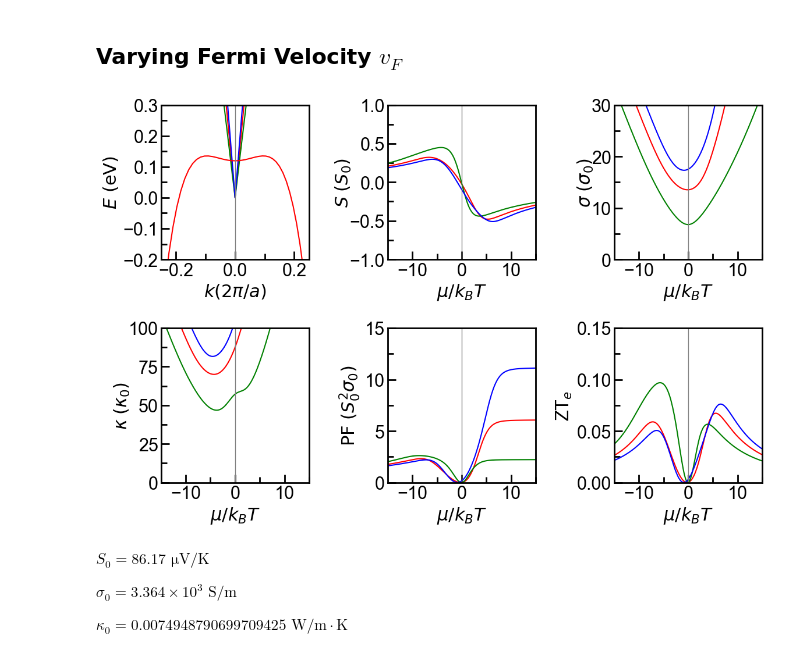
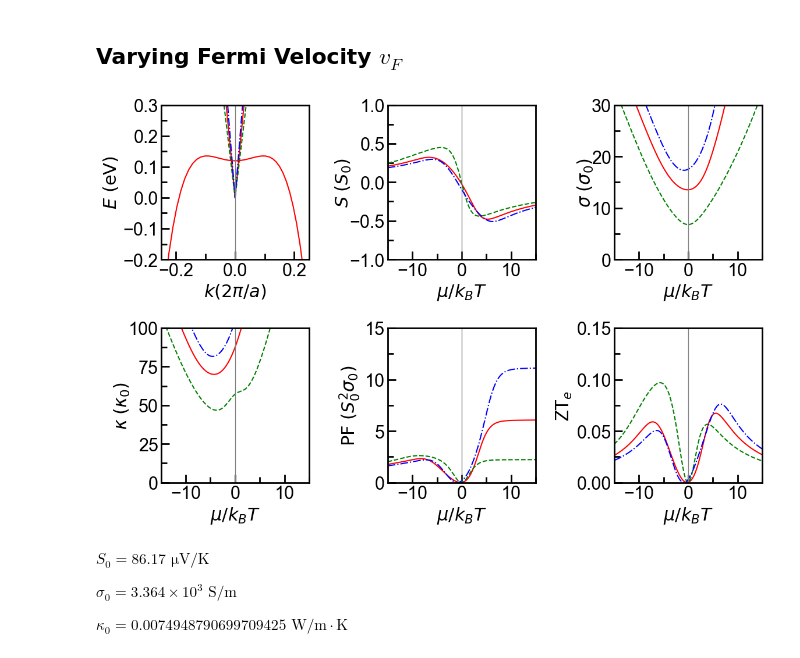
Before and after one commit to Normanthen/NLS-Thermoelectrics, a Jupyter notebook: Type II NLS/2BM-TypeII.ipynb, the cells around one changed output. Cells and saved outputs as stored; diff of their text form; code cells hidden in the pictures.

Commit message:
Changing line style for type-II NLS TE Properties graph

```diff
--- a/Type II NLS/2BM-TypeII.ipynb
+++ b/Type II NLS/2BM-TypeII.ipynb
@@ -550,14 +550,15 @@ vF3 = 1.03e+05
 
 # Subplot (a) : Dispersion relation
 ax1 = plt.subplot(2,3,1)
-ax1.plot(kcc,fc,color='red')
-ax1.plot(kcc,fc1,color='green')
-ax1.plot(kcc,fc2,color='blue')
-ax1.plot(kcc,fv+0.135,'r')
+ax1.plot(kcc,fc,color='red',linestyle='solid')
+ax1.plot(kcc,fc1,color='green',linestyle='dashed')
+ax1.plot(kcc,fc2,color='blue',linestyle='dashdot')
+ax1.plot(kcc,fv+0.135,color='red',linestyle='solid')
 ax1.axis([-0.25,0.25,-0.2,0.3])
 ax1.axvline(0, color='grey', linestyle='-', linewidth=1)
 ax1.set_xlabel('$k (2\pi/a)$')
 ax1.set_ylabel('$E~(\mathrm{eV})$')
+#ax.legend()
 ax1.xaxis.set_minor_locator(AutoMinorLocator(2))
 ax1.yaxis.set_minor_locator(AutoMinorLocator(2))
 ax1.xaxis.set_major_locator(mpl.ticker.MultipleLocator(0.2))
@@ -576,9 +577,9 @@ e0 = 0.26/kBT
 ax2 = plt.subplot(2,3,2)
 #ax2.plot(eta, S_c(eta+eshift,e0,e1)/S_0, color='red')
 #ax2.plot(eta, S_v(eta+eshift,e0,e1)/S_0, color='green')
-ax2.plot(eta, S(eta+eshift,e0,e1,vF1,eff_mass1)/S_0,color='red', label='$v_{F1}$')
-ax2.plot(eta, S(eta+eshift1,e0,e1,vF2,eff_mass1)/S_0,color='green', label='$v_{F2}$')
-ax2.plot(eta, S(eta+eshift2,e0,e1,vF3,eff_mass1)/S_0,color='blue', label='$v_{F3}$')
+ax2.plot(eta, S(eta+eshift,e0,e1,vF1,eff_mass1)/S_0,color='red',linestyle='solid',label='$v_{F1}$')
+ax2.plot(eta, S(eta+eshift1,e0,e1,vF2,eff_mass1)/S_0,color='green',linestyle='dashed',label='$v_{F2}$')
+ax2.plot(eta, S(eta+eshift2,e0,e1,vF3,eff_mass1)/S_0,color='blue',linestyle='dashdot',label='$v_{F3}$')
 ax2.axis([-15,15,-1,1]) # the format is [xmin,xmax,ymin,ymax]
 ax2.axvline(0, color='grey', linestyle='-', linewidth=1)
 ax2.xaxis.set_minor_locator(AutoMinorLocator(2))
@@ -597,9 +598,9 @@ ax2.yaxis.set_tick_params(which='minor', size=7, width=2, direction='in')
 ax3 = plt.subplot(2,3,3)
 #ax3.plot(eta, sigma_c(eta+eshift,e0,e1,vF1)/sigma0,color='red')
 #ax3.plot(eta, sigma_v(eta+eshift,e0,e1,eff_mass1)/sigma0,color='green')
-ax3.plot(eta, sigma(eta+eshift,e0,e1,vF1,eff_mass1)/sigma0,color='red')
-ax3.plot(eta, sigma(eta+eshift1,e0,e1,vF2,eff_mass1)/sigma0,color='green')
-ax3.plot(eta, sigma(eta+eshift2,e0,e1,vF3,eff_mass1)/sigma0,color='blue')
+ax3.plot(eta, sigma(eta+eshift,e0,e1,vF1,eff_mass1)/sigma0,color='red',linestyle='solid')
+ax3.plot(eta, sigma(eta+eshift1,e0,e1,vF2,eff_mass1)/sigma0,color='green',linestyle='dashed')
+ax3.plot(eta, sigma(eta+eshift2,e0,e1,vF3,eff_mass1)/sigma0,color='blue',linestyle='dashdot')
 ax3.axis([-15,15,0,30]) # the format is [xmin,xmax,ymin,ymax]
 ax3.axvline(0, color='grey', linestyle='-', linewidth=1)
 ax3.xaxis.set_minor_locator(AutoMinorLocator(2))
@@ -618,9 +619,9 @@ ax3.yaxis.set_tick_params(which='minor', size=7, width=2, direction='in')
 ax4 = plt.subplot(2,3,4)
 #ax4.plot(eta, kappa_c(eta+eshift,e0,e1,vF1)/kappa0, 'r--')
 #ax4.plot(eta, kappa_v(eta+eshift,e0,e1,eff_mass1)/kappa0, 'g:')
-ax4.plot(eta, kappa(eta+eshift,e0,e1,vF1,eff_mass1)/kappa0, color='red')
-ax4.plot(eta, kappa(eta+eshift1,e0,e1,vF2,eff_mass1)/kappa0, color='green')
-ax4.plot(eta, kappa(eta+eshift2,e0,e1,vF3,eff_mass1)/kappa0, color='blue')
+ax4.plot(eta, kappa(eta+eshift,e0,e1,vF1,eff_mass1)/kappa0, color='red',linestyle='solid')
+ax4.plot(eta, kappa(eta+eshift1,e0,e1,vF2,eff_mass1)/kappa0, color='green',linestyle='dashed')
+ax4.plot(eta, kappa(eta+eshift2,e0,e1,vF3,eff_mass1)/kappa0, color='blue',linestyle='dashdot')
 ax4.axis([-15,15,0,100]) # the format is [xmin,xmax,ymin,ymax]
 ax4.axvline(0, color='grey', linestyle='-', linewidth=1)
 ax4.xaxis.set_minor_locator(AutoMinorLocator(2))
@@ -637,47 +638,46 @@ ax4.yaxis.set_tick_params(which='minor', size=7, width=2, direction='in')
 
 #Subplot (e) : Power Factor
 ax5 = plt.subplot(2,3,5)
-ax5.plot(eta, PF(eta+eshift,e0,e1,vF1,eff_mass1)/(S_0**2*sigma0),color='red')
-ax5.plot(eta, PF(eta+eshift1,e0,e1,vF2,eff_mass1)/(S_0**2*sigma0),color='green')
-ax5.plot(eta, PF(eta+eshift2,e0,e1,vF3,eff_mass1)/(S_0**2*sigma0),color='blue')
+ax5.plot(eta, PF(eta+eshift,e0,e1,vF1,eff_mass1)/(S_0**2*sigma0),color='red',linestyle='solid')
+ax5.plot(eta, PF(eta+eshift1,e0,e1,vF2,eff_mass1)/(S_0**2*sigma0),color='green',linestyle='dashed')
+ax5.plot(eta, PF(eta+eshift2,e0,e1,vF3,eff_mass1)/(S_0**2*sigma0),color='blue',linestyle='dashdot')
 ax5.axis([-15,15,0,15]) # the format is [xmin,xmax,ymin,ymax]
 ax5.axvline(0, color='grey', linestyle='-', linewidth=1)
 ax5.xaxis.set_minor_locator(AutoMinorLocator(2))
 ax5.yaxis.set_minor_locator(AutoMinorLocator(2))
 ax5.yaxis.labelpad = 4
 ax5.set_xlabel('$\mu/k_BT$')
 ax5.set_ylabel('$\mathrm{PF}~(S_0^2 \sigma_0)$')
 #ax5.yaxis.set_major_locator(mpl.ticker.MultipleLocator(10))
 #ax5.yaxis.set_minor_locator(mpl.ticker.MultipleLocator(5))
 ax5.xaxis.set_tick_params(which='major', size=10, width=2, direction='in')
 ax5.xaxis.set_tick_params(which='minor', size=7, width=2, direction='in')
 ax5.yaxis.set_tick_params(which='major', size=10, width=2, direction='in')
 ax5.yaxis.set_tick_params(which='minor', size=7, width=2, direction='in')
 
 #Subplot (f) : ZT
 ax6 = plt.subplot(2,3,6)
-ax6.plot(eta, ZT(eta+eshift,e0,e1,vF1,eff_mass1)*T, color='red')
-ax6.plot(eta, ZT(eta+eshift1,e0,e1,vF2,eff_mass1)*T, color='green')
-ax6.plot(eta, ZT(eta+eshift2,e0,e1,vF3,eff_mass1)*T, color='blue')
+ax6.plot(eta, ZT(eta+eshift,e0,e1,vF1,eff_mass1)*T, color='red',linestyle='solid')
+ax6.plot(eta, ZT(eta+eshift1,e0,e1,vF2,eff_mass1)*T, color='green',linestyle='dashed')
+ax6.plot(eta, ZT(eta+eshift2,e0,e1,vF3,eff_mass1)*T, color='blue',linestyle='dashdot')
 ax6.axis([-15,15,0,0.15]) # the format is [xmin,xmax,ymin,ymax]
 ax6.axvline(0, color='grey', linestyle='-', linewidth=1)
 ax6.xaxis.set_minor_locator(AutoMinorLocator(2))
 ax6.yaxis.set_minor_locator(AutoMinorLocator(2))
 ax6.yaxis.labelpad = 4
 ax6.set_xlabel('$\mu/k_BT$')
 ax6.set_ylabel('ZT$_{e}$')
-#ax6.legend()
 #ax6.yaxis.set_major_locator(mpl.ticker.MultipleLocator(0.25))
 #ax6.yaxis.set_minor_locator(mpl.ticker.MultipleLocator(0.125))
 ax6.xaxis.set_tick_params(which='major', size=10, width=2, direction='in')
 ax6.xaxis.set_tick_params(which='minor', size=7, width=2, direction='in')
 ax6.yaxis.set_tick_params(which='major', size=10, width=2, direction='in')
 ax6.yaxis.set_tick_params(which='minor', size=7, width=2, direction='in')
 
 plt.tight_layout()
 #plt.savefig('2BM_TypeII(velocity).pdf')
 # %% [output]
-[figure, old version]
+[figure, new version]
 # %% [markdown]
 $S_{0} = 86.17 \,\, \mathrm{\mu}\mathrm{V}/\mathrm{K}$
 
```
Also changed, not shown: parts of 1 cell of this notebook.
